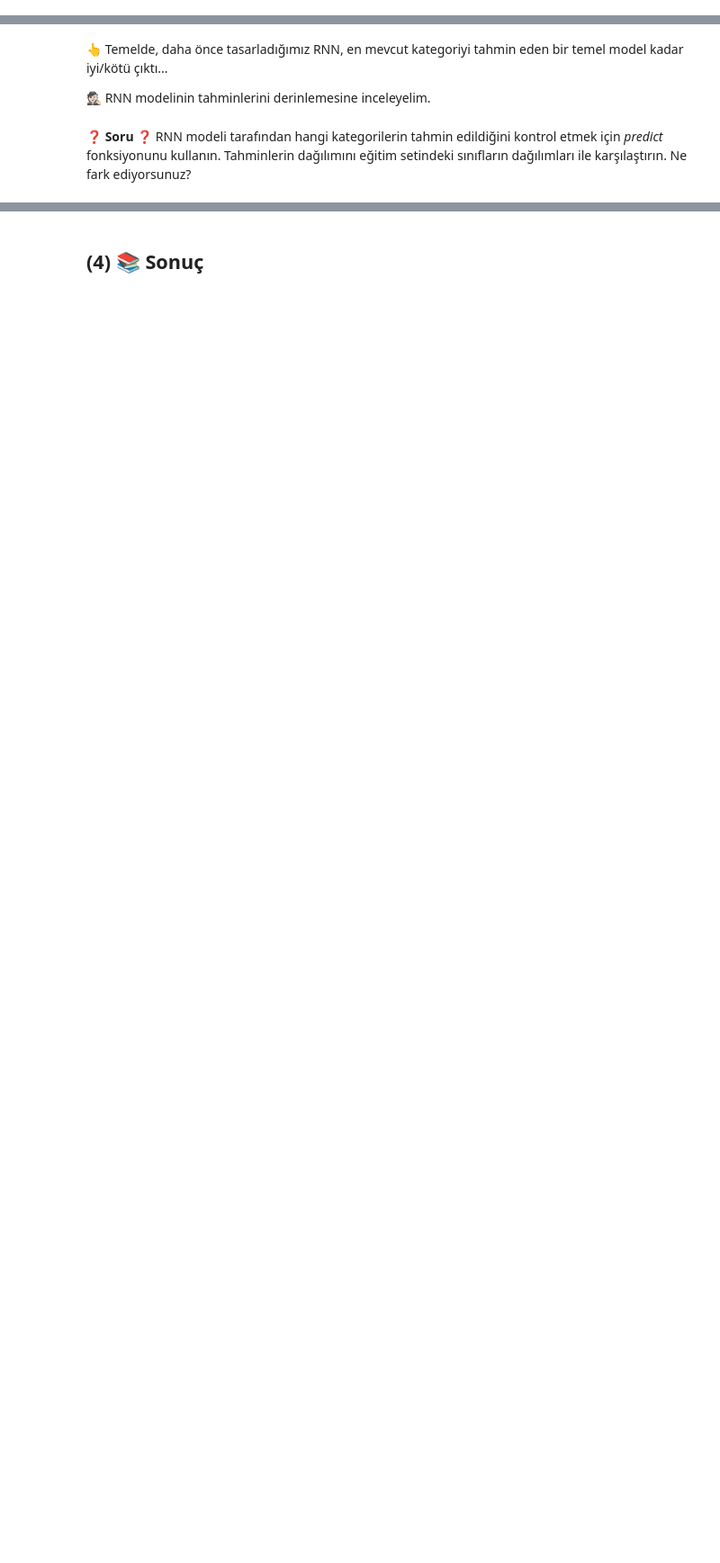
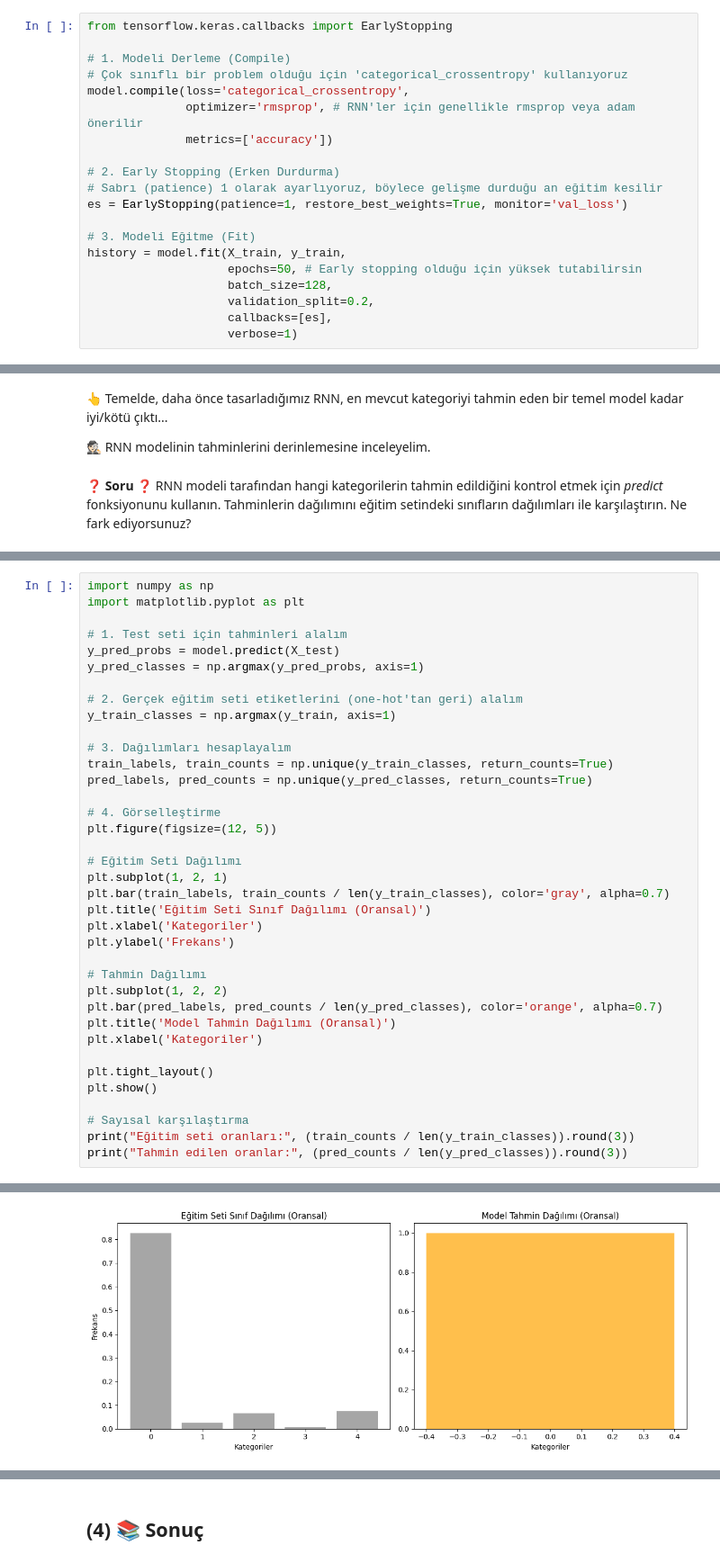
Before and after one commit to BariscanTosyali/S18D5-S-data-electrocardiograms, a Jupyter notebook: classify_electrocardiograms.ipynb, the cells around one changed output, grey strips where cells are left out. Shown at 90% size. Drawn from its saved outputs; the diff is of its cells as text; blank space fills up the shorter version.

Commit message:
EKG için RNN modelleme ve analizleri tamamlandı

```diff
--- a/classify_electrocardiograms.ipynb
+++ b/classify_electrocardiograms.ipynb
@@ -172,0 +338,20 @@ assert(X_pad.shape == (87554, 187, 1))
+# %%
+from tensorflow.keras.callbacks import EarlyStopping
+
+# 1. Modeli Derleme (Compile)
+# Çok sınıflı bir problem olduğu için 'categorical_crossentropy' kullanıyoruz
+model.compile(loss='categorical_crossentropy',
+              optimizer='rmsprop', # RNN'ler için genellikle rmsprop veya adam önerilir
+              metrics=['accuracy'])
+
+# 2. Early Stopping (Erken Durdurma)
+# Sabrı (patience) 1 olarak ayarlıyoruz, böylece gelişme durduğu an eğitim kesilir
+es = EarlyStopping(patience=1, restore_best_weights=True, monitor='val_loss')
+
+# 3. Modeli Eğitme (Fit)
+history = model.fit(X_train, y_train,
+                    epochs=50, # Early stopping olduğu için yüksek tutabilirsin
+                    batch_size=128,
+                    validation_split=0.2,
+                    callbacks=[es],
+                    verbose=1)
@@ -218,0 +433,38 @@ print(f'Baseline accuracy = {round(baseline_accuracy,3)}')
+# %%
+import numpy as np
+import matplotlib.pyplot as plt
+
+# 1. Test seti için tahminleri alalım
+y_pred_probs = model.predict(X_test)
+y_pred_classes = np.argmax(y_pred_probs, axis=1)
+
+# 2. Gerçek eğitim seti etiketlerini (one-hot'tan geri) alalım
+y_train_classes = np.argmax(y_train, axis=1)
+
+# 3. Dağılımları hesaplayalım
+train_labels, train_counts = np.unique(y_train_classes, return_counts=True)
+pred_labels, pred_counts = np.unique(y_pred_classes, return_counts=True)
+
+# 4. Görselleştirme
+plt.figure(figsize=(12, 5))
+
+# Eğitim Seti Dağılımı
+plt.subplot(1, 2, 1)
+plt.bar(train_labels, train_counts / len(y_train_classes), color='gray', alpha=0.7)
+plt.title('Eğitim Seti Sınıf Dağılımı (Oransal)')
+plt.xlabel('Kategoriler')
+plt.ylabel('Frekans')
+
+# Tahmin Dağılımı
+plt.subplot(1, 2, 2)
+plt.bar(pred_labels, pred_counts / len(y_pred_classes), color='orange', alpha=0.7)
+plt.title('Model Tahmin Dağılımı (Oransal)')
+plt.xlabel('Kategoriler')
+
+plt.tight_layout()
+plt.show()
+
+# Sayısal karşılaştırma
+print("Eğitim seti oranları:", (train_counts / len(y_train_classes)).round(3))
+print("Tahmin edilen oranlar:", (pred_counts / len(y_pred_classes)).round(3))
+# %% [output]
@@ -218,0 +472 @@ print(f'Baseline accuracy = {round(baseline_accuracy,3)}')
+[figure, added]
```
Also changed, not shown: parts of 27 cells of this notebook.
